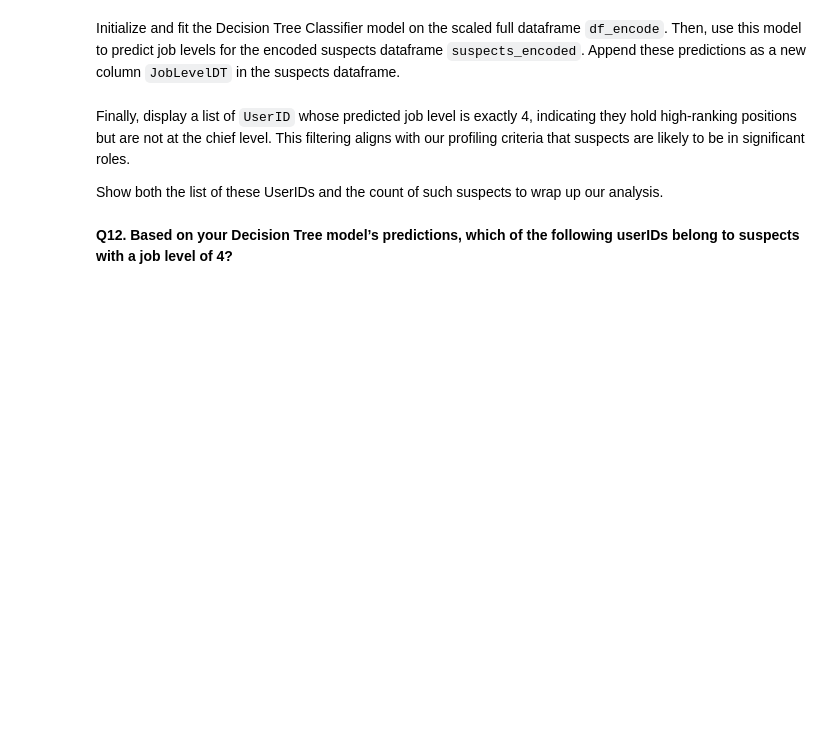
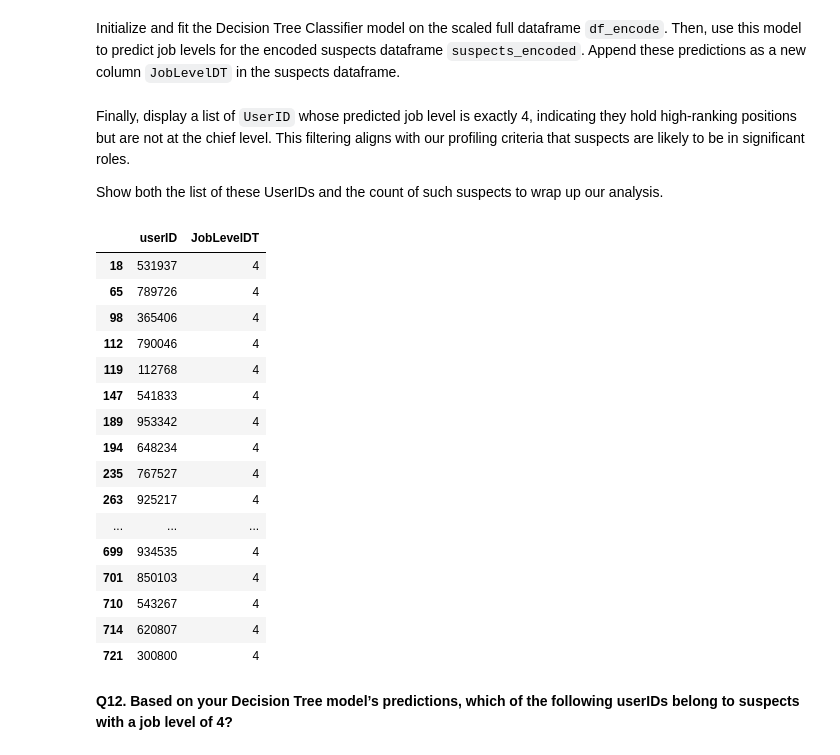
Before and after one commit to AmirJffr/DataScience-and-Machine-Learning-Master-SI, a Jupyter notebook: Assignements/Part 3/Assignment_part_3.ipynb, the cells around one changed output. Drawn from its saved outputs; the diff is of its cells as text; code cells hidden in the pictures; blank space fills up the shorter version.

```diff
--- a/Assignements/Part 3/Assignment_part_3.ipynb
+++ b/Assignements/Part 3/Assignment_part_3.ipynb
@@ -216,6 +216,8 @@ Also remove the `userID` columns as it's the independant variable.
 
 You can display the few first rows in order to check if your encoding worked correctly.
 # %%
+suspects_encodedCopy = suspects_encoded.copy()
+suspects_encodedCopy = suspects_encodedCopy.drop(columns=["BusinessTravel", "Gender", "OverTime"])
 suspects_encoded = suspects_encoded.drop(columns=["BusinessTravel", "Gender", "OverTime", "userID"])
 suspects_encoded.head()
 # %% [output]
@@ -529,3 +566,7 @@ Initialize and fit the Decision Tree Classifier model on the scaled full datafra
+# %%
+dt_classifier = DecisionTreeClassifier(max_depth=5, random_state=123)
+dt_classifier.fit(df_encoded.drop(columns=["JobLevel"]), df_encoded["JobLevel"])
+suspects_encodedCopy['JobLevelDT'] = dt_classifier.predict(suspects_encoded)
 # %% [markdown]
 Finally, display a list of `UserID` whose predicted job level is exactly 4, indicating they hold high-ranking positions but are not at the chief level. This filtering aligns with our profiling criteria that suspects are likely to be in significant roles.
 
@@ -535,3 +574,23 @@ Show both the list of these UserIDs and the count of such suspects to wrap up ou
+# %%
+suspects_encodedCopy[suspects_encodedCopy["JobLevelDT"] == 4][["userID", "JobLevelDT"]]
+# %% [output]
+|  | userID | JobLevelDT |
+| 18 | 531937 | 4 |
+| 65 | 789726 | 4 |
+| 98 | 365406 | 4 |
+| 112 | 790046 | 4 |
+| 119 | 112768 | 4 |
+| 147 | 541833 | 4 |
+| 189 | 953342 | 4 |
+| 194 | 648234 | 4 |
+| 235 | 767527 | 4 |
+| 263 | 925217 | 4 |
+| ... | ... | ... |
+| 699 | 934535 | 4 |
+| 701 | 850103 | 4 |
+| 710 | 543267 | 4 |
+| 714 | 620807 | 4 |
+| 721 | 300800 | 4 |
 # %% [markdown]
 **Q12. Based on your Decision Tree model’s predictions, which of the following userIDs belong to suspects with a job level of 4?**
 # %% [markdown]
```
Also changed, not shown: parts of 16 cells of this notebook.
